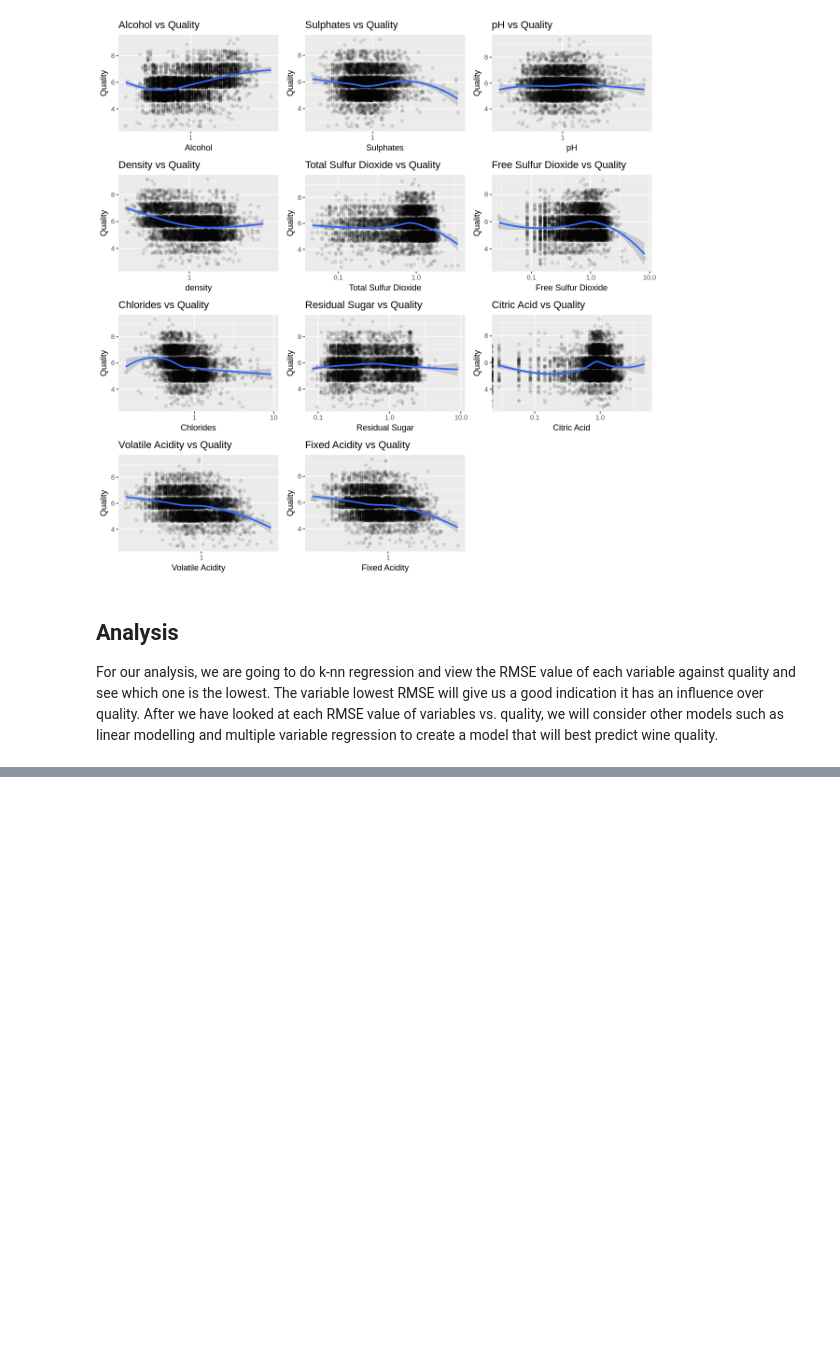
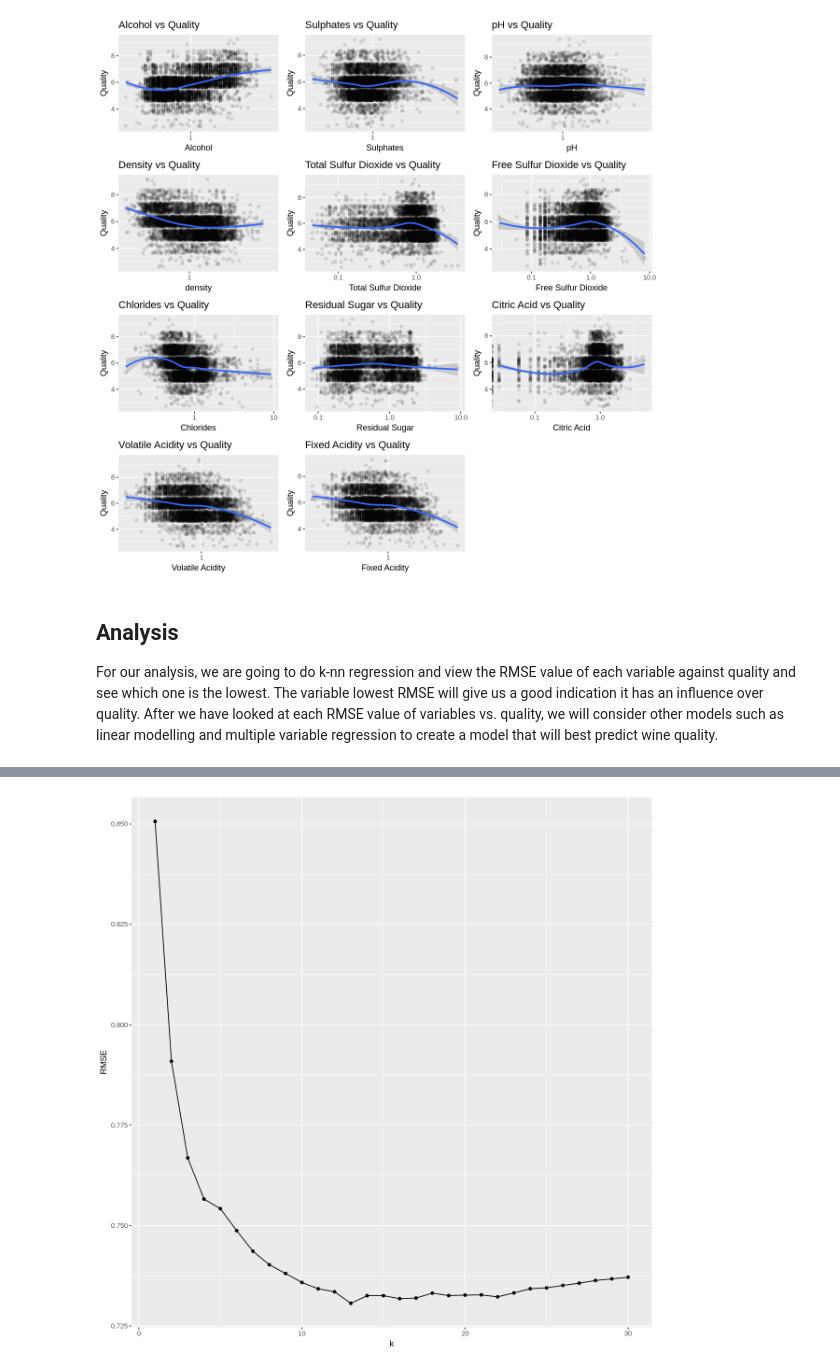
Before and after one commit to lexahl/DSCI-100-Group-Project-2019, a Jupyter notebook: Data-Set-Exploration (1).ipynb, the cells around one changed output, grey strips where cells are left out. Drawn from its saved outputs; the diff is of its cells as text; code cells hidden in the pictures; blank space fills up the shorter version.

```diff
--- a/Data-Set-Exploration (1).ipynb
+++ b/Data-Set-Exploration (1).ipynb
@@ -371,0 +385,3 @@ best_k<-15
+# %%
+k_accuracies <- knn_cv$results
+k_accuracies
@@ -371,0 +406,7 @@ best_k<-15
+# %%
+choose_k_plot <- ggplot(k_accuracies, aes(x = k, y = RMSE)) +
+    geom_line() +
+    geom_point()
+choose_k_plot
+# %% [output]
+[figure, added]
```
Also changed, not shown: parts of 13 cells of this notebook.
